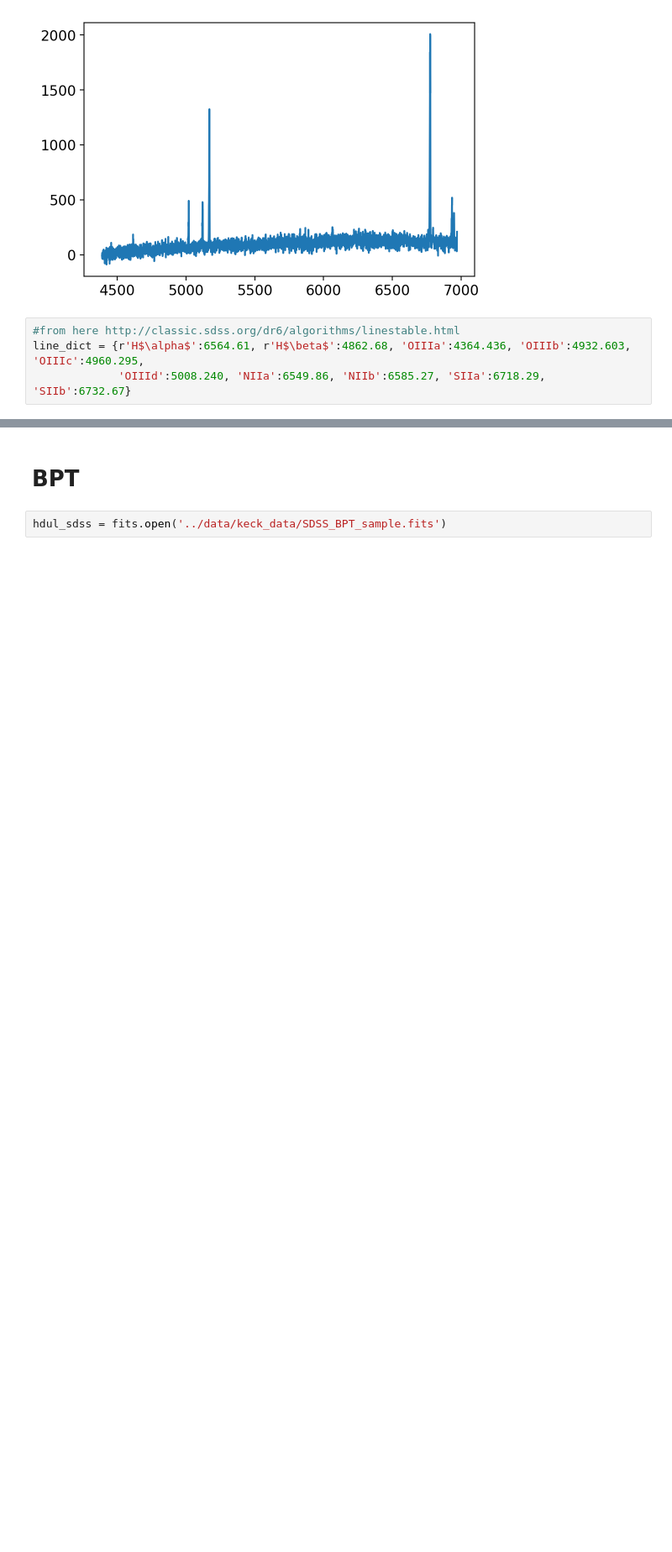
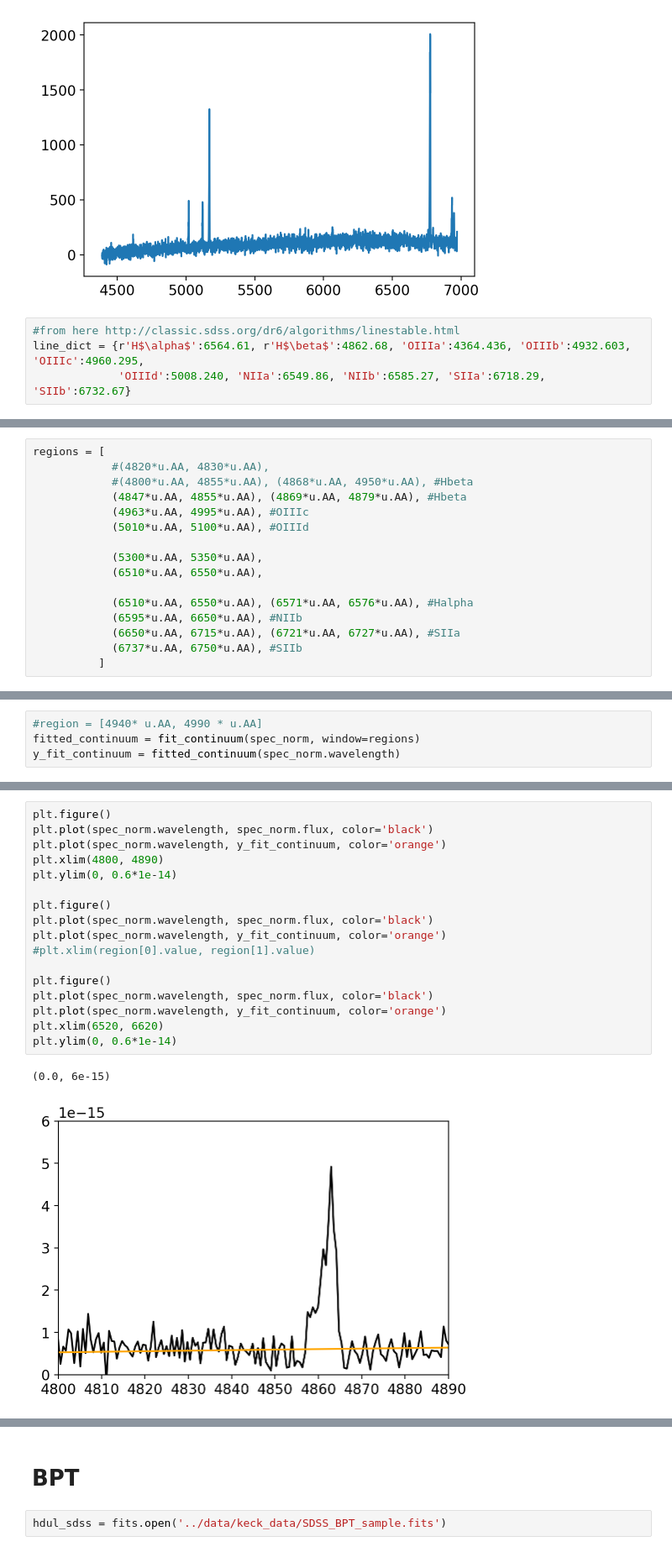
Before and after one commit to kstoreyf/anomalies-GAN-HSC, a Jupyter notebook: notebooks/plots_bluedot_2021-04-06.ipynb, the cells around one changed output, grey strips where cells are left out. Shown at 84% size. Saved outputs shown, nothing was run; the diff lists cells and outputs as text; blank space fills up the shorter version.

```diff
--- a/notebooks/plots_bluedot_2021-04-06.ipynb
+++ b/notebooks/plots_bluedot_2021-04-06.ipynb
@@ -133,0 +86,16 @@ ax2.set_ylim(ymin, ymax)
+# %%
+regions = [
+            #(4820*u.AA, 4830*u.AA),
+            #(4800*u.AA, 4855*u.AA), (4868*u.AA, 4950*u.AA), #Hbeta
+            (4847*u.AA, 4855*u.AA), (4869*u.AA, 4879*u.AA), #Hbeta
+            (4963*u.AA, 4995*u.AA), #OIIIc
+            (5010*u.AA, 5100*u.AA), #OIIId
+
+            (5300*u.AA, 5350*u.AA),
+            (6510*u.AA, 6550*u.AA),
+
+            (6510*u.AA, 6550*u.AA), (6571*u.AA, 6576*u.AA), #Halpha
+            (6595*u.AA, 6650*u.AA), #NIIb
+            (6650*u.AA, 6715*u.AA), (6721*u.AA, 6727*u.AA), #SIIa
+            (6737*u.AA, 6750*u.AA), #SIIb
+          ]
@@ -133,0 +130,4 @@ ax2.set_ylim(ymin, ymax)
+# %%
+#region = [4940* u.AA, 4990 * u.AA]
+fitted_continuum = fit_continuum(spec_norm, window=regions)
+y_fit_continuum = fitted_continuum(spec_norm.wavelength)
@@ -133,0 +137,20 @@ ax2.set_ylim(ymin, ymax)
+# %%
+plt.figure()
+plt.plot(spec_norm.wavelength, spec_norm.flux, color='black')
+plt.plot(spec_norm.wavelength, y_fit_continuum, color='orange')
+plt.xlim(4800, 4890)
+plt.ylim(0, 0.6*1e-14)
+
+plt.figure()
+plt.plot(spec_norm.wavelength, spec_norm.flux, color='black')
+plt.plot(spec_norm.wavelength, y_fit_continuum, color='orange')
+#plt.xlim(region[0].value, region[1].value)
+
+plt.figure()
+plt.plot(spec_norm.wavelength, spec_norm.flux, color='black')
+plt.plot(spec_norm.wavelength, y_fit_continuum, color='orange')
+plt.xlim(6520, 6620)
+plt.ylim(0, 0.6*1e-14)
+# %% [output]
+(0.0, 6e-15)
+[figure, added]
```
Also changed, not shown: parts of 32 cells of this notebook.
